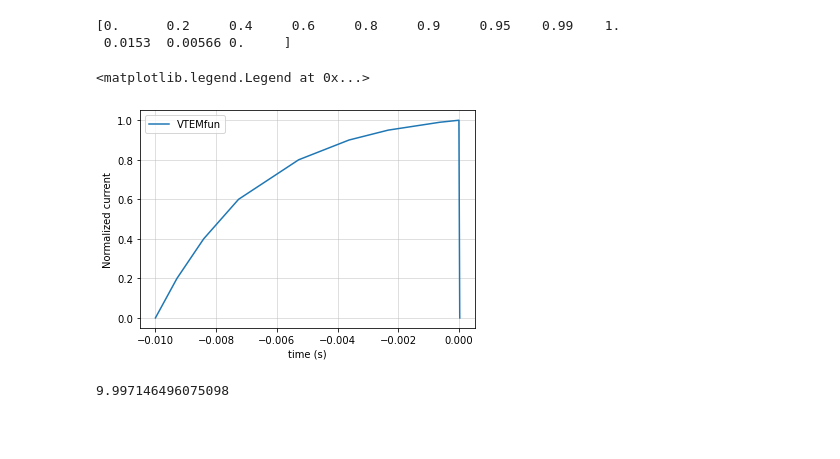
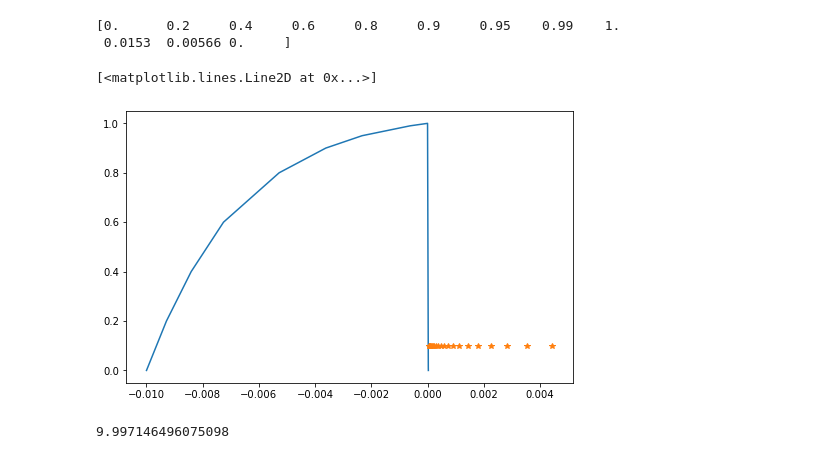
Before and after one commit to jc-barreto/SimPEG_Tests_Jenny, a Jupyter notebook: SimPEGEM1D VTEM data book.ipynb, the cells around one changed output. Cells and saved outputs as stored; diff of their text form; code cells hidden in the pictures; blank space fills up the shorter version.

```diff
--- a/SimPEGEM1D VTEM data book.ipynb
+++ b/SimPEGEM1D VTEM data book.ipynb
@@ -36,15 +37,13 @@ print(input_currents)
 [0.      0.2     0.4     0.6     0.8     0.9     0.95    0.99    1.
  0.0153  0.00566 0.     ]
 # %%
-fig, ax = plt.subplots(1, 1)
-ax.plot(time_input_currents,input_currents,label='VTEMfun')
-ax.set_xlabel("time (s)")
-ax.set_ylabel("Normalized current")
-ax.grid("k", alpha=0.5)
-plt.legend()
+fig, ax = plt.subplots(1,1, figsize=(8, 5))
+ax.plot(time_input_currents, input_currents)
+ax.plot(times,0.1*np.ones(len(times)),'*')
+#plt.rcParams.update({'font.size': 16})
 # %% [output]
-<matplotlib.legend.Legend at 0x...>
+[<matplotlib.lines.Line2D at 0x...>]
-[figure, old version]
+[figure, new version]
 # %%
 area = 313.98
 radius = np.sqrt(area/np.pi)
```
Also changed, not shown: parts of 17 cells of this notebook.
